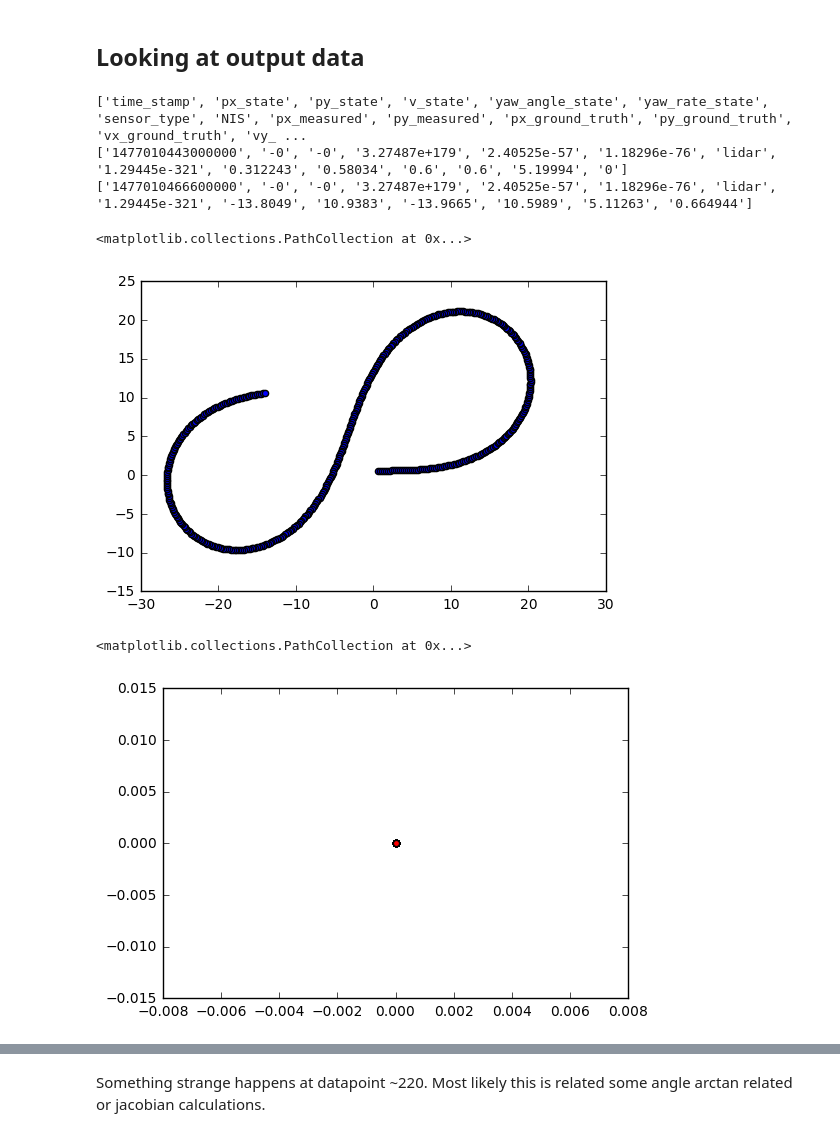
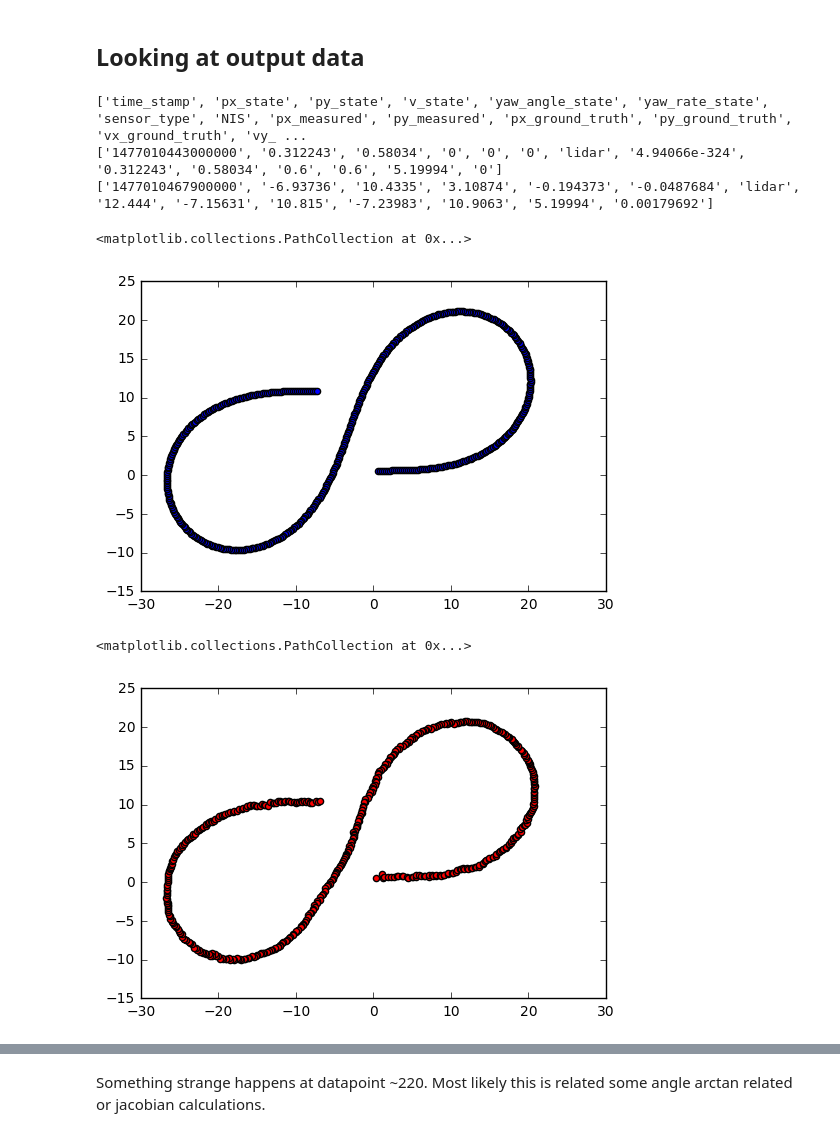
Before and after one commit to magnusodman/CarND-Unscented-Kalman-Filter-Project, a Jupyter notebook: Unscented Kalman Filter.ipynb, the cells around one changed output, grey strips where cells are left out. Cells and saved outputs as stored; diff of their text form; code cells hidden in the pictures.

```diff
--- a/Unscented Kalman Filter.ipynb
+++ b/Unscented Kalman Filter.ipynb
@@ -78,7 +79,7 @@ plt.scatter([px,px2, pxu],[py, py2, pyu], c='brg')
 Looking at output data
 ----------------------
 # %%
-data = [line.strip().split("\t") for line in open('output.txt').readlines()]
+data = [line.strip().split("\t") for line in open('./build/output2.txt').readlines()]
 # %%
 print(data[0])
 print(data[1])
@@ -90,17 +91,17 @@ truth_x = [point[10] for point in data[1:-1] ]
 truth_y = [point[11] for point in data[1:-1] ]
 # %% [output]
 ['time_stamp', 'px_state', 'py_state', 'v_state', 'yaw_angle_state', 'yaw_rate_state', 'sensor_type', 'NIS', 'px_measured', 'py_measured', 'px_ground_truth', 'py_ground_truth', 'vx_ground_truth', 'vy_ ...
-['1477010443000000', '-0', '-0', '3.27487e+179', '2.40525e-57', '1.18296e-76', 'lidar', '1.29445e-321', '0.312243', '0.58034', '0.6', '0.6', '5.19994', '0']
-['1477010466600000', '-0', '-0', '3.27487e+179', '2.40525e-57', '1.18296e-76', 'lidar', '1.29445e-321', '-13.8049', '10.9383', '-13.9665', '10.5989', '5.11263', '0.664944']
+['1477010443000000', '0.312243', '0.58034', '0', '0', '0', 'lidar', '4.94066e-324', '0.312243', '0.58034', '0.6', '0.6', '5.19994', '0']
+['1477010467900000', '-6.93736', '10.4335', '3.10874', '-0.194373', '-0.0487684', 'lidar', '12.444', '-7.15631', '10.815', '-7.23983', '10.9063', '5.19994', '0.00179692']
 # %%
 plt.scatter(truth_x, truth_y, c='b')
 # %% [output]
 <matplotlib.collections.PathCollection at 0x...>
-[figure, old version]
+[figure, new version]
 # %%
-ext_x = [point[1] for point in data[1:-1]]
-ext_y = [point[2] for point in data[1:-1]]
-plt.scatter(ext_x, ext_y, c='r')
+ukf_x = [point[1] for point in data[1:-1]]
+ukf_y = [point[2] for point in data[1:-1]]
+plt.scatter(ukf_x, ukf_y, c='r')
 # %% [output]
 <matplotlib.collections.PathCollection at 0x...>
-[figure, old version]
+[figure, new version]
```
Also changed, not shown: parts of 13 cells of this notebook, 4 other files.
